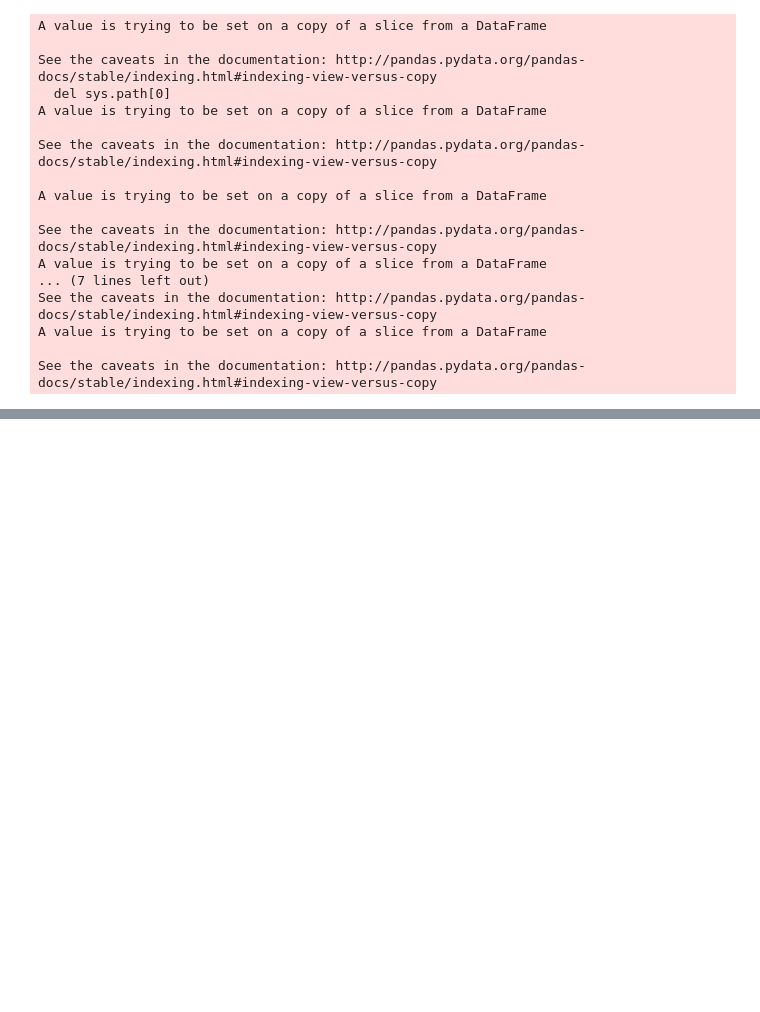
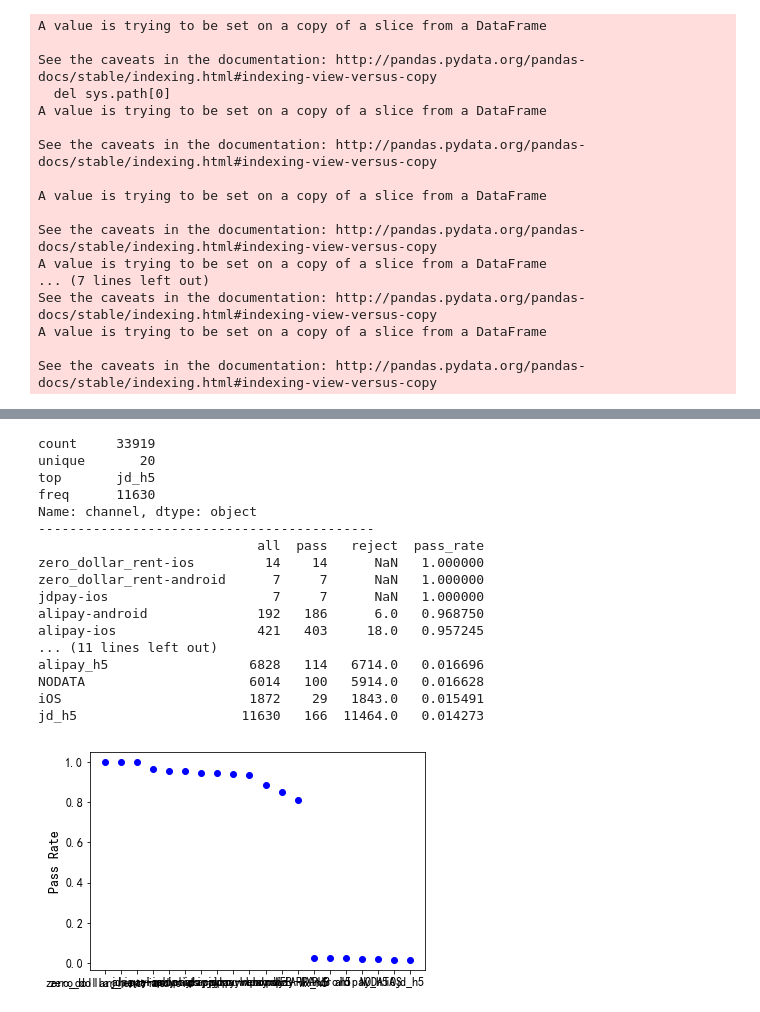
Before and after one commit to yangpingyan/pytools, a Jupyter notebook: datamining_mibao.ipynb, the cells around one changed output, grey strips where cells are left out. Cells and saved outputs as stored; diff of their text form; code cells hidden in the pictures; blank space fills up the shorter version.

```diff
--- a/datamining_mibao.ipynb
+++ b/datamining_mibao.ipynb
@@ -434,0 +468,21 @@ df.fillna(value=0, inplace=True)
+# %%
+feature_analyse(df, 'channel')
+# %% [output]
+count     33919
+unique       20
+top       jd_h5
+freq      11630
+Name: channel, dtype: object
+-------------------------------------------
+                            all  pass   reject  pass_rate
+zero_dollar_rent-ios         14    14      NaN   1.000000
+zero_dollar_rent-android      7     7      NaN   1.000000
+jdpay-ios                     7     7      NaN   1.000000
+alipay-android              192   186      6.0   0.968750
+alipay-ios                  421   403     18.0   0.957245
+... (11 lines left out)
+alipay_h5                  6828   114   6714.0   0.016696
+NODATA                     6014   100   5914.0   0.016628
+iOS                        1872    29   1843.0   0.015491
+jd_h5                     11630   166  11464.0   0.014273
+[figure, added]
```
Also changed, not shown: parts of 99 cells of this notebook, 1 other file.
